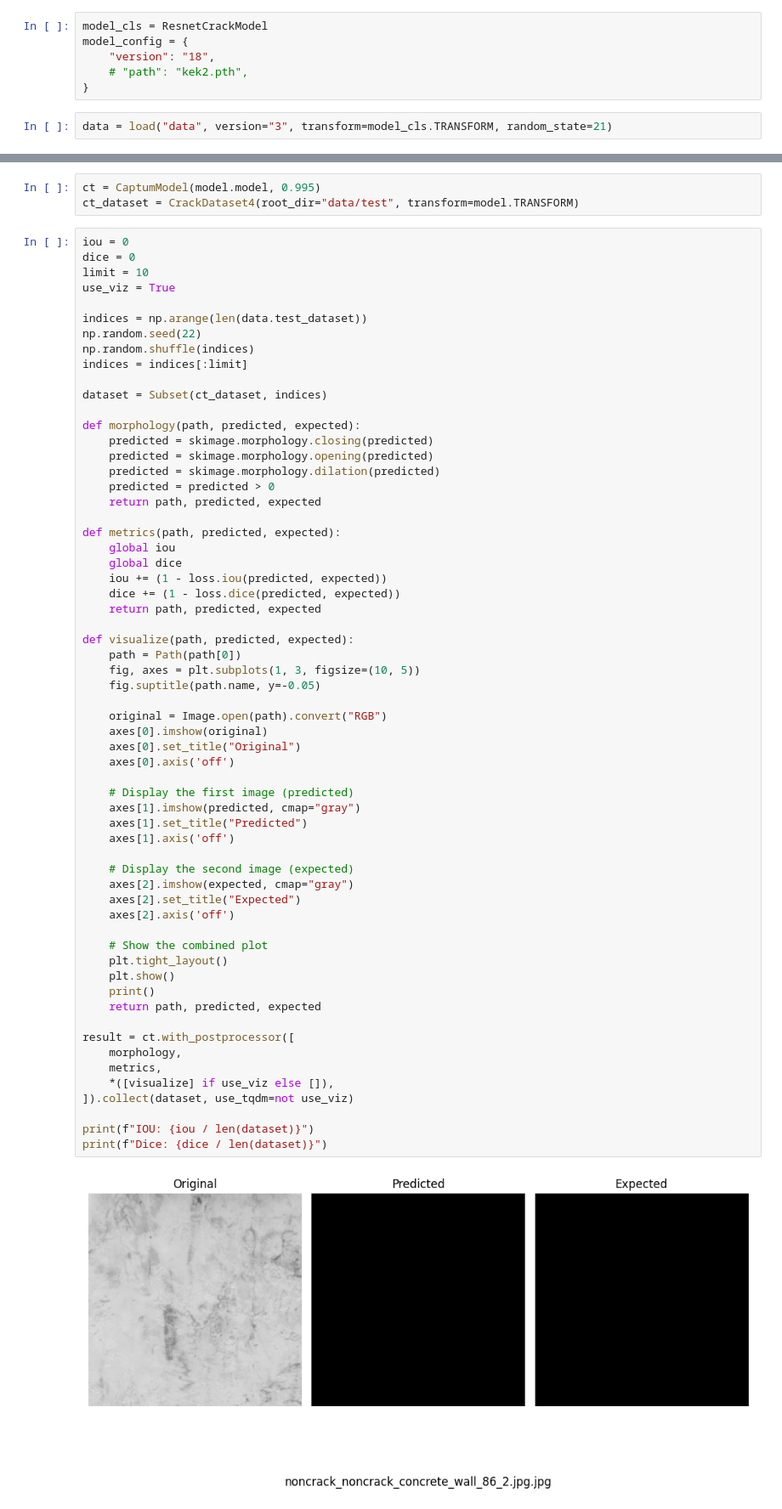
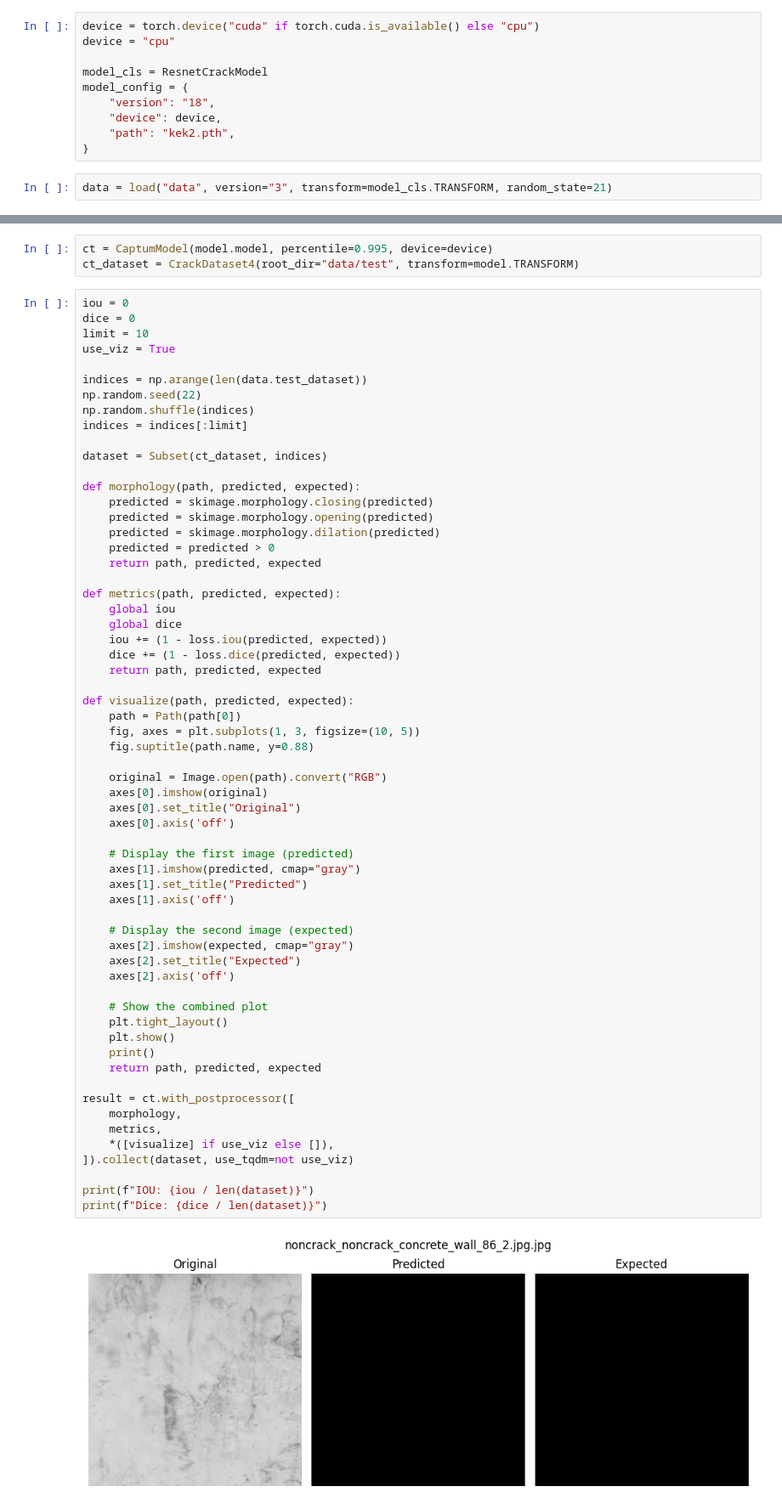
Before and after one commit to AndrewChmutov/mask-free-segmentation, a Jupyter notebook: grade3.ipynb, the cells around one changed output, grey strips where cells are left out. Shown: that part at 85% size. Drawn from its saved outputs; the diff is of its cells as text.

Commit message:
Device configuration
Signed-off-by: Andrew Chmutov <ulman.andre@gmail.com>

```diff
--- a/grade3.ipynb
+++ b/grade3.ipynb
@@ -19,10 +19,14 @@ import skimage
 import torch
 import numpy as np
 # %%
+device = torch.device("cuda" if torch.cuda.is_available() else "cpu")
+device = "cpu"
+
 model_cls = ResnetCrackModel
 model_config = {
     "version": "18",
-    # "path": "kek2.pth",
+    "device": device,
+    "path": "kek2.pth",
 }
 # %%
 data = load("data", version="3", transform=model_cls.TRANSFORM, random_state=21)
@@ -48,5 +40,5 @@ Epoch 4/10 Validation Batch Loss: 0.04
 # %%
-ct = CaptumModel(model.model, 0.995)
+ct = CaptumModel(model.model, percentile=0.995, device=device)
 ct_dataset = CrackDataset4(root_dir="data/test", transform=model.TRANSFORM)
 # %%
 iou = 0
@@ -78,36 +70,36 @@ def metrics(path, predicted, expected):
 def visualize(path, predicted, expected):
     path = Path(path[0])
     fig, axes = plt.subplots(1, 3, figsize=(10, 5))
-    fig.suptitle(path.name, y=-0.05)
+    fig.suptitle(path.name, y=0.88)
 
     original = Image.open(path).convert("RGB")
     axes[0].imshow(original)
     axes[0].set_title("Original")
     axes[0].axis('off')
 
     # Display the first image (predicted)
     axes[1].imshow(predicted, cmap="gray")
     axes[1].set_title("Predicted")
     axes[1].axis('off')
 
     # Display the second image (expected)
     axes[2].imshow(expected, cmap="gray")
     axes[2].set_title("Expected")
     axes[2].axis('off')
 
     # Show the combined plot
     plt.tight_layout()
     plt.show()
     print()
     return path, predicted, expected
 
 result = ct.with_postprocessor([
     morphology,
     metrics,
     *([visualize] if use_viz else []),
 ]).collect(dataset, use_tqdm=not use_viz)
 
 print(f"IOU: {iou / len(dataset)}")
 print(f"Dice: {dice / len(dataset)}")
 # %% [output]
-[figure, old version]
+[figure, new version]
```
Also changed, not shown: parts of 2 cells of this notebook, 1 other file.
